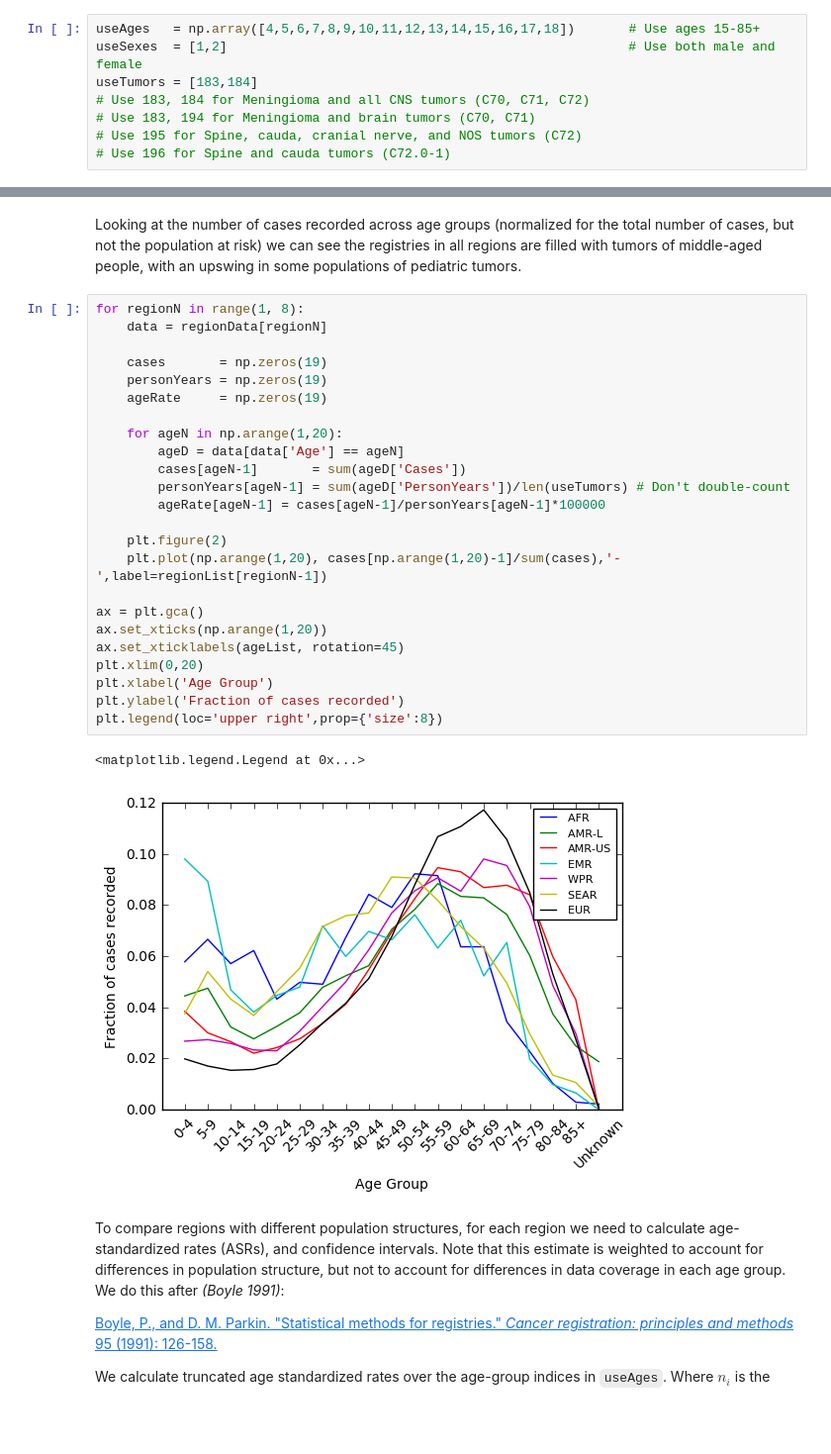
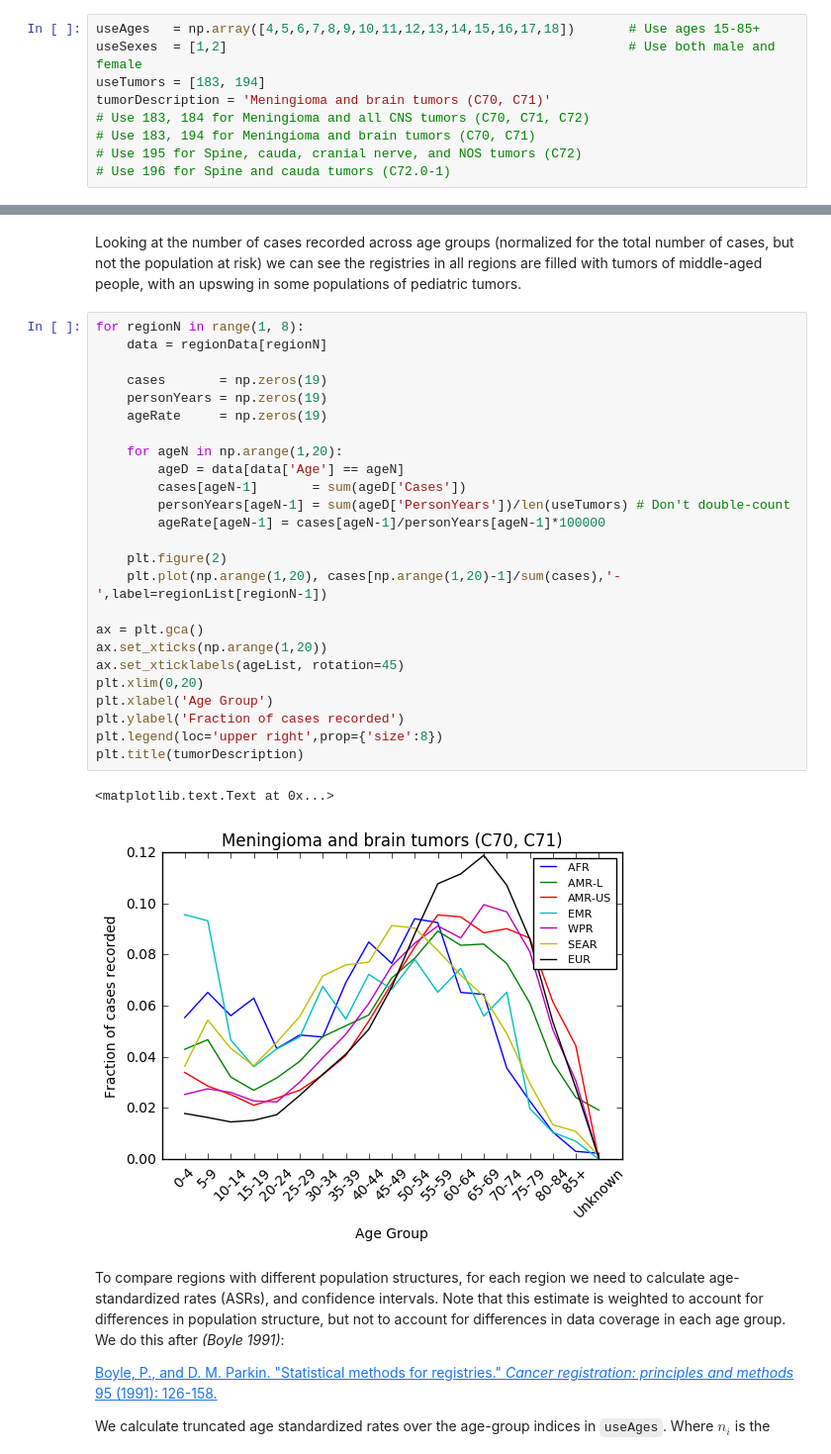
Before and after one commit to BellKoffieNahed2017/tumorAnalysis, a Jupyter notebook: Tumor Analysis from CI5-Xd.ipynb, the cells around one changed output, grey strips where cells are left out. Shown at 99% size. Drawn from its saved outputs; the diff is of its cells as text; blank space fills up the shorter version.

Commit message:
Added titles to plots and charts.

```diff
--- a/Tumor Analysis from CI5-Xd.ipynb
+++ b/Tumor Analysis from CI5-Xd.ipynb
@@ -121,7 +121,8 @@ Listing any of these codes in the variable `useTumors` below will include them i
 # %%
 useAges   = np.array([4,5,6,7,8,9,10,11,12,13,14,15,16,17,18])       # Use ages 15-85+
 useSexes  = [1,2]                                                    # Use both male and female
-useTumors = [183,184]
+useTumors = [183, 194]
+tumorDescription = 'Meningioma and brain tumors (C70, C71)'
 # Use 183, 184 for Meningioma and all CNS tumors (C70, C71, C72)
 # Use 183, 194 for Meningioma and brain tumors (C70, C71)
 # Use 195 for Spine, cauda, cranial nerve, and NOS tumors (C72)
@@ -263,30 +264,31 @@ Looking at the number of cases recorded across age groups (normalized for the to
 # %%
 for regionN in range(1, 8):
     data = regionData[regionN]
 
     cases       = np.zeros(19)
     personYears = np.zeros(19)
     ageRate     = np.zeros(19)
 
     for ageN in np.arange(1,20):
         ageD = data[data['Age'] == ageN]
         cases[ageN-1]       = sum(ageD['Cases'])
         personYears[ageN-1] = sum(ageD['PersonYears'])/len(useTumors) # Don't double-count
         ageRate[ageN-1] = cases[ageN-1]/personYears[ageN-1]*100000
 
     plt.figure(2)
     plt.plot(np.arange(1,20), cases[np.arange(1,20)-1]/sum(cases),'-',label=regionList[regionN-1])
 
 ax = plt.gca()
 ax.set_xticks(np.arange(1,20))
 ax.set_xticklabels(ageList, rotation=45)
 plt.xlim(0,20)
 plt.xlabel('Age Group')
 plt.ylabel('Fraction of cases recorded')
 plt.legend(loc='upper right',prop={'size':8})
+plt.title(tumorDescription)
 # %% [output]
-<matplotlib.legend.Legend at 0x...>
+<matplotlib.text.Text at 0x...>
-[figure, old version]
+[figure, new version]
 # %% [markdown]
 To compare regions with different population structures, for each region we need to calculate age-standardized rates (ASRs), and confidence intervals. Note that this estimate is weighted to account for differences in population structure, but not to account for differences in data coverage in each age group. We do this after *(Boyle 1991)*:
 
```
Also changed, not shown: parts of 4 cells of this notebook.
